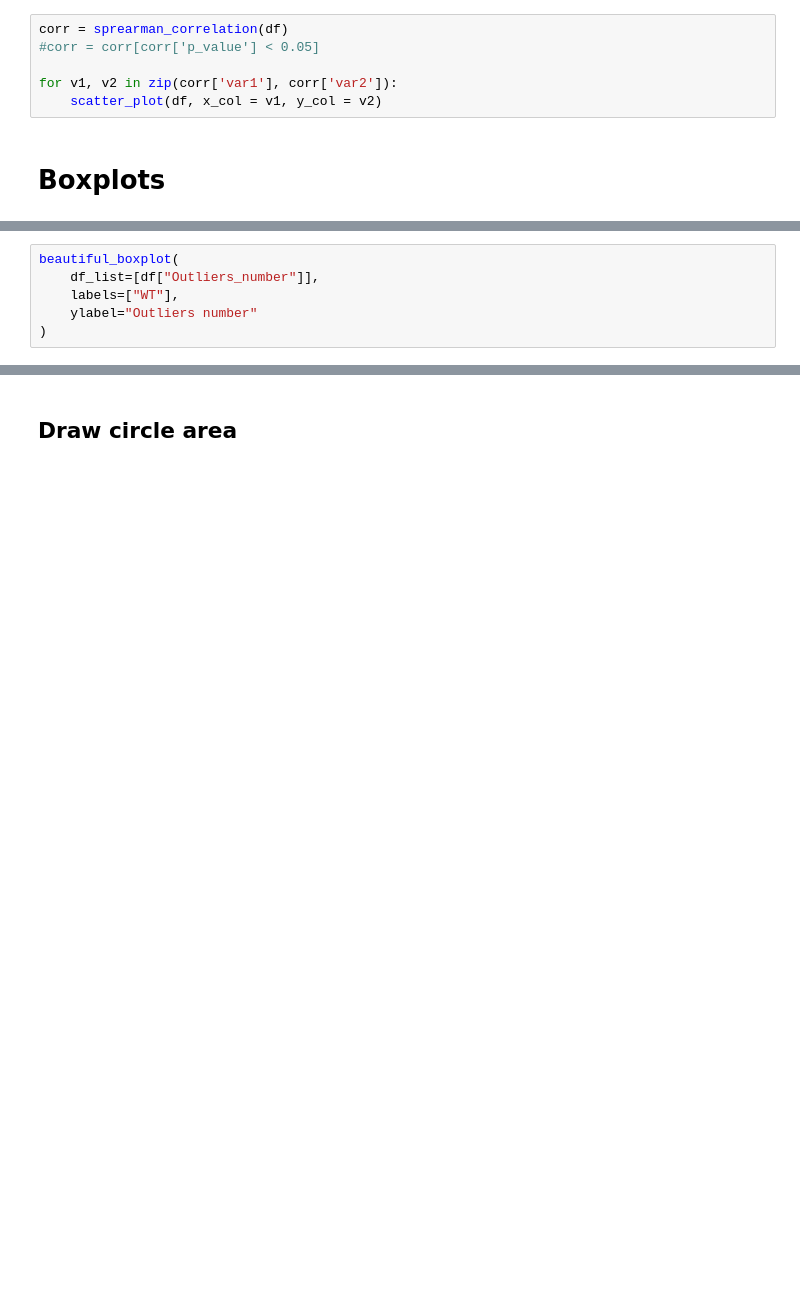
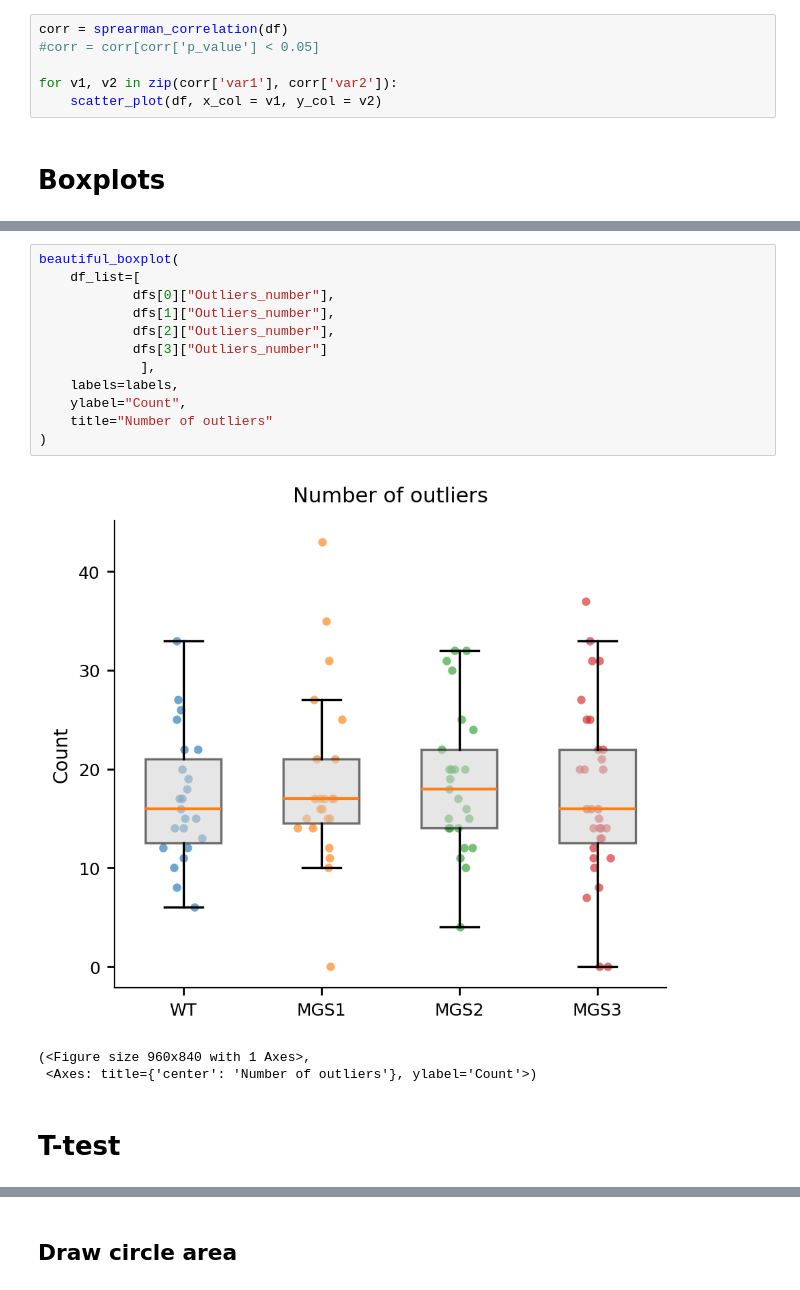
Before and after one commit to Lopatushka/LLPS, a Jupyter notebook: Kmean.ipynb, the cells around one changed output, grey strips where cells are left out. Cells and saved outputs as stored; diff of their text form; blank space fills up the shorter version.

Commit message:
Kmean t test

```diff
--- a/Kmean.ipynb
+++ b/Kmean.ipynb
@@ -311,7 +325,19 @@ beautiful_boxplot(
  <Axes: title={'center': 'Outliers sigma'}, ylabel='nm'>)
 # %%
 beautiful_boxplot(
-    df_list=[df["Outliers_number"]],
-    labels=["WT"],
-    ylabel="Outliers number"
+    df_list=[
+            dfs[0]["Outliers_number"],
+            dfs[1]["Outliers_number"],
+            dfs[2]["Outliers_number"],
+            dfs[3]["Outliers_number"]
+             ],
+    labels=labels,
+    ylabel="Count",
+    title="Number of outliers"
 )
+# %% [output]
+[figure, added]
+(<Figure size 960x840 with 1 Axes>,
+ <Axes: title={'center': 'Number of outliers'}, ylabel='Count'>)
+# %% [markdown]
+# T-test
```
Also changed, not shown: parts of 7 cells of this notebook.
